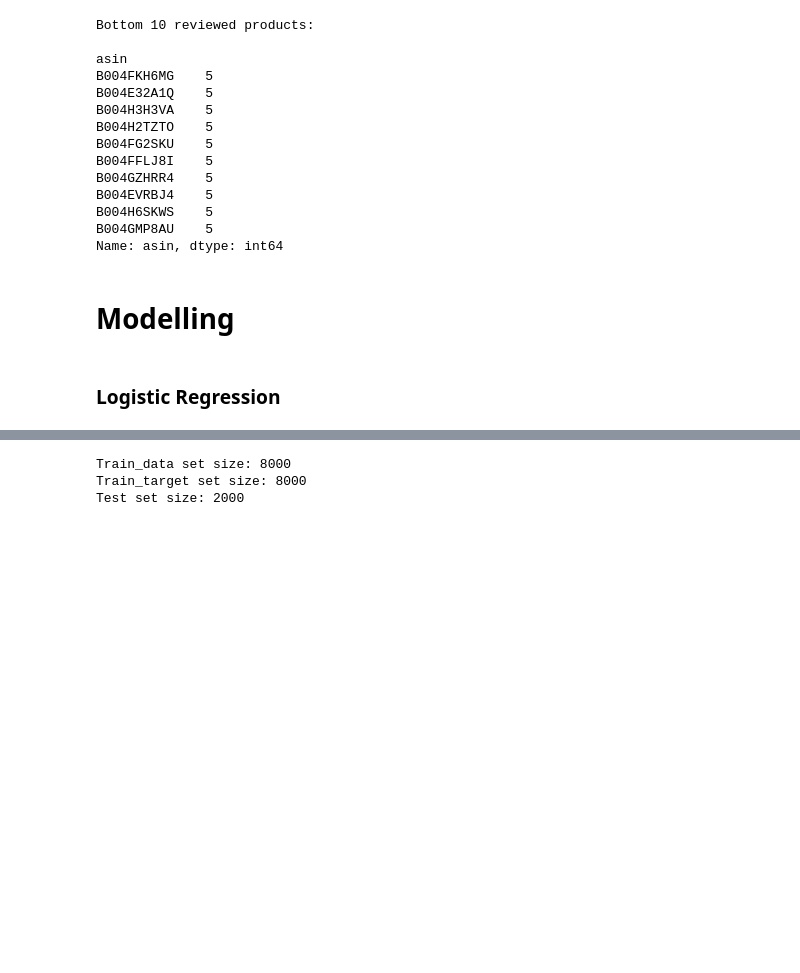
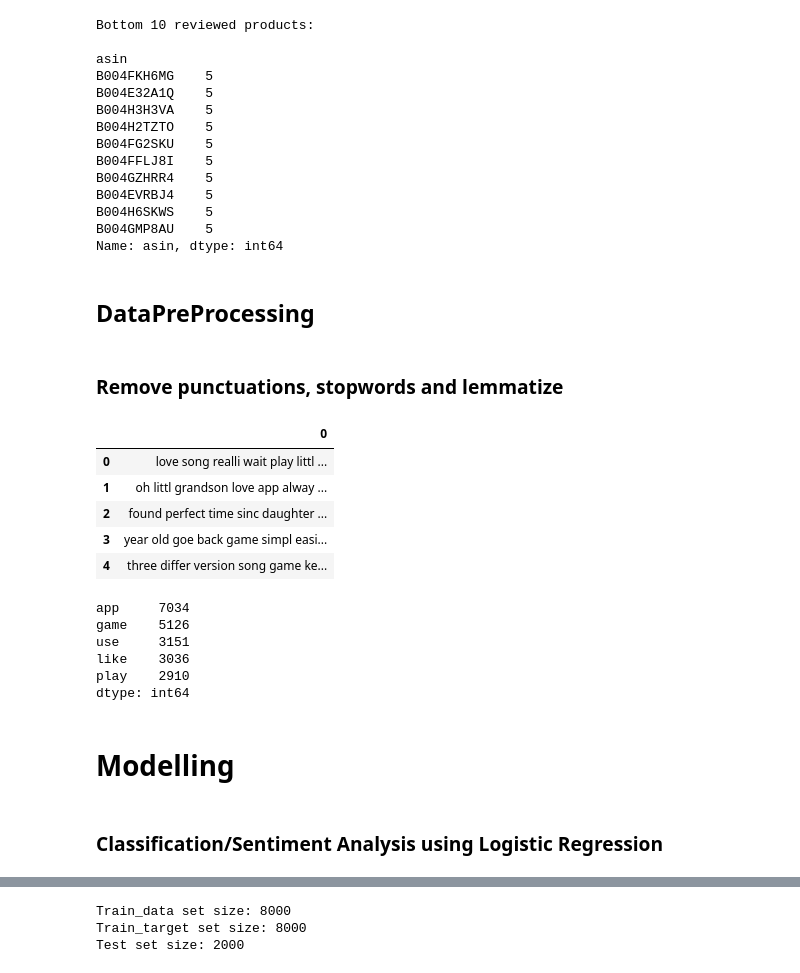
Before and after one commit to DataDima90/Recommendation_Engine, a Jupyter notebook: Recommendation_Engine.ipynb, the cells around one changed output, grey strips where cells are left out. Drawn from its saved outputs; the diff is of its cells as text; code cells hidden in the pictures; blank space fills up the shorter version.

```diff
--- a/Recommendation_Engine.ipynb
+++ b/Recommendation_Engine.ipynb
@@ -102,10 +108,39 @@ B004EVRBJ4    5
 B004H6SKWS    5
 B004GMP8AU    5
 Name: asin, dtype: int64
+# %% [markdown]
+## DataPreProcessing
+# %% [markdown]
+### Remove punctuations, stopwords and lemmatize
+# %%
+reviews = df_Apps.reviewText
+
+clean_reviewData = []
+for rev in reviews:
+    clean_reviewData.append(" ".join(dp.data_clean(rev)))
+
+pd.DataFrame(clean_reviewData).head()
+# %% [output]
+|  | 0 |
+| 0 | love song realli wait play littl ... |
+| 1 | oh littl grandson love app alway ... |
+| 2 | found perfect time sinc daughter ... |
+| 3 | year old goe back game simpl easi... |
+| 4 | three differ version song game ke... |
+# %%
+Most_used_Words_reviews = pd.Series(" ".join(clean_reviewData).split()).value_counts()
+Most_used_Words_reviews.head()
+# %% [output]
+app     7034
+game    5126
+use     3151
+like    3036
+play    2910
+dtype: int64
 # %% [markdown]
 # Modelling
 # %% [markdown]
-### Logistic Regression
+### Classification/Sentiment Analysis using Logistic Regression
 # %%
 df_Apps['pos_neg_rating'] = [1 if x > 3 else 0 for x in df_Apps['overall']]
 df_Apps.head()
```
Also changed, not shown: parts of 38 cells of this notebook.
